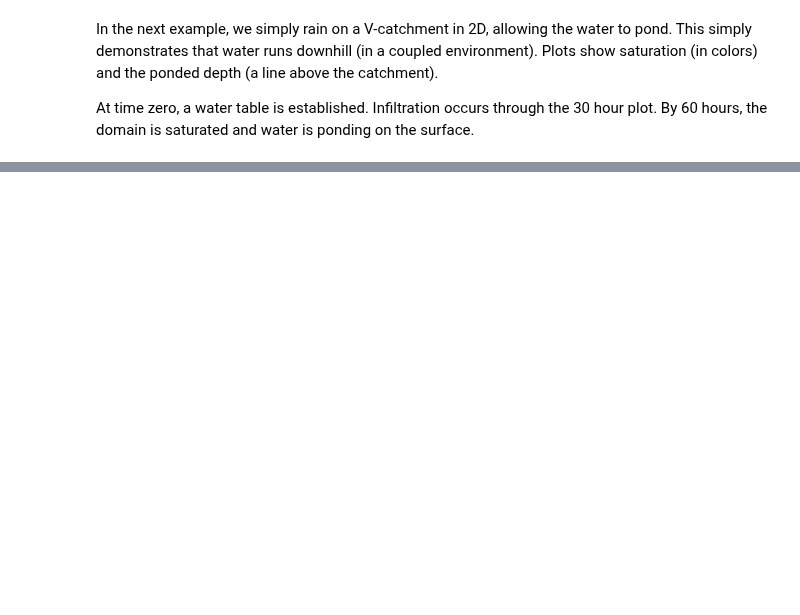
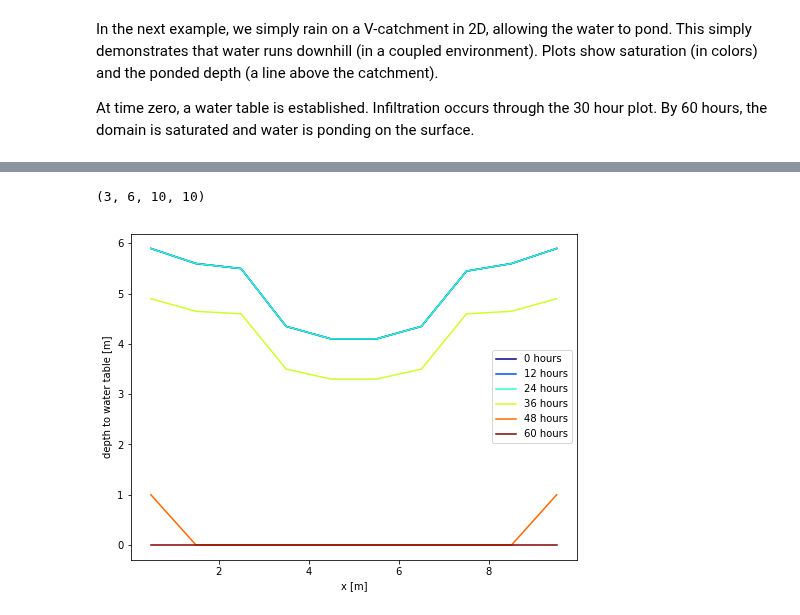
Before and after one commit to amanzi/ats-demos, a Jupyter notebook: 04_integrated_hydro/integrated_hydro.ipynb, the cells around one changed output, grey strips where cells are left out. Drawn from its saved outputs; the diff is of its cells as text; code cells hidden in the pictures; blank space fills up the shorter version.

Commit message:
adds sample calculating nontrivial depth to water table

```diff
--- a/04_integrated_hydro/integrated_hydro.ipynb
+++ b/04_integrated_hydro/integrated_hydro.ipynb
@@ -103,0 +101,50 @@ For the final example, we demonstrate a typical hillslope problem, showing runof
+# %%
+# plot the depth to water table as a function of time
+#
+# Note that the jaggedness of this plot is due
+# a nonuniform mesh and sampling (discrete) issues.
+#
+
+directory = "integrated_hydro-v.regression.gold"
+keys, times, dat = parse_ats.readATS(directory, "visdump_data.h5", timeunits='d')
+col_dat = transect_data.transect_data(['saturation_liquid',], keys=np.s_[0:21:4], directory=directory)
+print col_dat.shape
+
+nvar, nt, nx, nz = col_dat.shape
+
+# z_surf and z_bott is extrapolated based on dz, and is not necessarily exact if
+# dz varies in the top (respectively bottom) two cells
+z_surf = col_dat[1,0,:,-1] + (col_dat[1,0,:,-1] - col_dat[1,0,:,-2])/2.
+z_bott = col_dat[1,0,:,0] - (col_dat[1,0,:,1] - col_dat[1,0,:,0])/2.
+
+# Determine the index of the lowest unsaturated cell at each time and x coordinate.
+# Note that this is the right choice for water table, as a saturated zone might exist
+# on TOP of an unsaturated zone, for a perched aquifer, so we DON'T want the highest
+# saturated cell.
+wtd = np.nan * np.ones((col_dat.shape[1], col_dat.shape[2]),'d')
+for i in range(nx):
+    for k in range(nt):
+        where_unsat = np.where(col_dat[2,k,i,:] < 1.0)[0]
+        if len(where_unsat) == 0:
+            # nothing is unsaturated
+            wtd[k,i] = 0.
+        elif where_unsat[0] == 0:
+            # nothing is saturated, wtd is the full column thickness
+            wtd[k,i] = z_surf[i] - z_bott[i]
+        else:
+            # wt is in the domain -- average the first unsaturated with the last
+            # saturated, then subtract from the surf to get depth
+            wtd[k,i] = z_surf[i] - (col_dat[1,k,i,where_unsat[0]] + col_dat[1,k,i,where_unsat[0]-1])/2
+
+# plot
+fig,ax = plt.subplots(1,1, figsize=(8,6))
+cm = colors.cm_mapper(0,nt-1)
+for k in range(nt):
+    ax.plot(col_dat[0,0,:,0], wtd[k,:], color=cm(k), label="{0} hours".format(3*4*k))
+ax.set_xlabel("x [m]")
+ax.set_ylabel("depth to water table [m]")
+ax.legend()
+plt.show()
+# %% [output]
+(3, 6, 10, 10)
+[figure, added]
```
Also changed, not shown: parts of 6 cells of this notebook.
